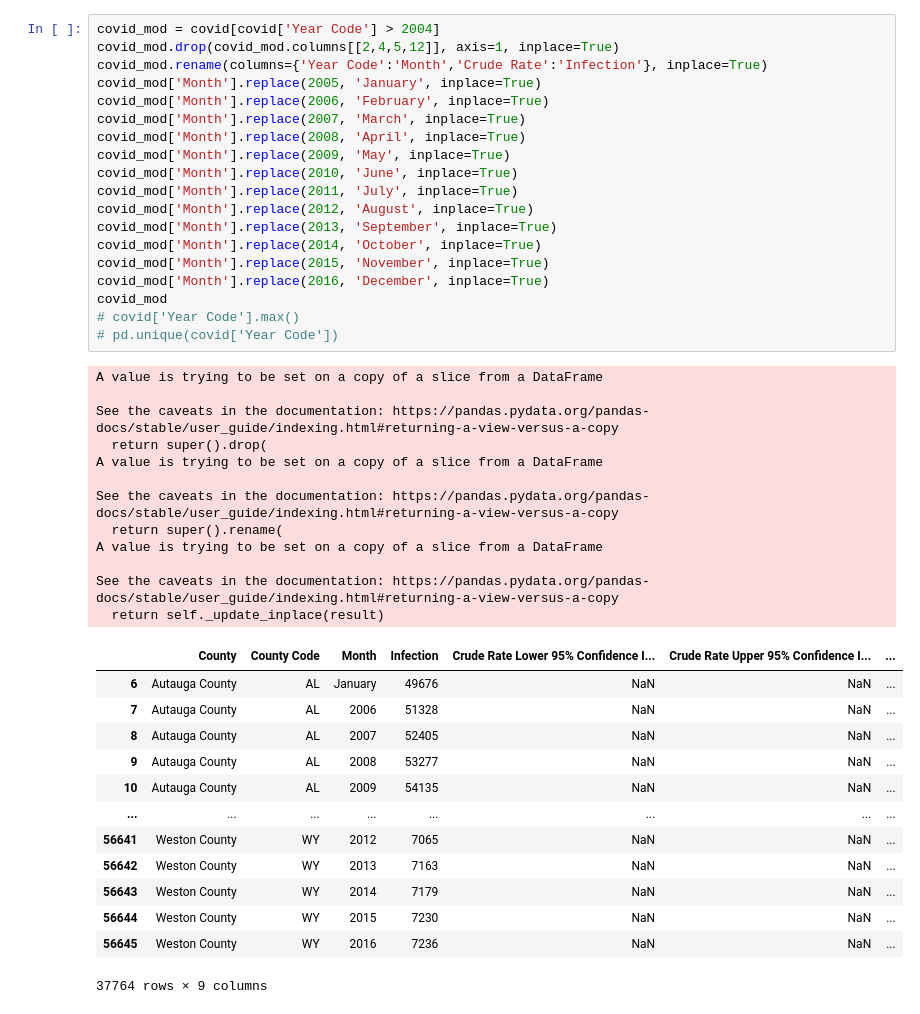
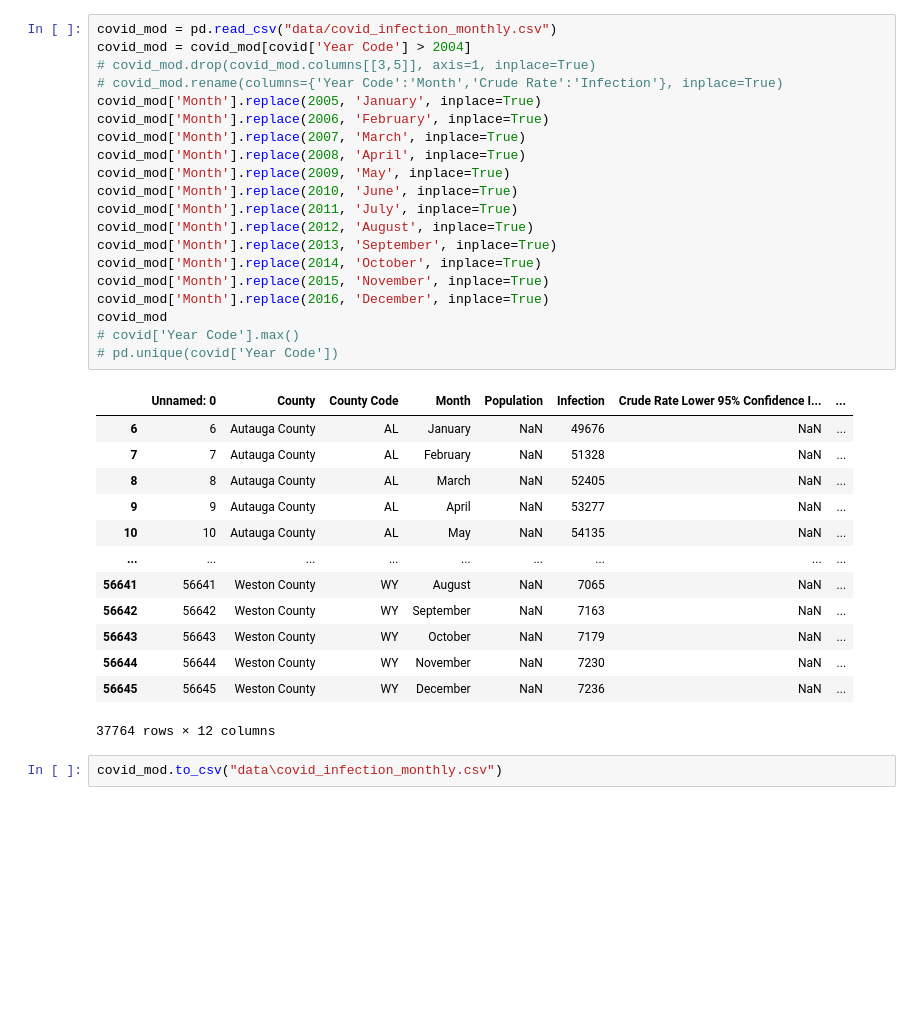
Before and after one commit to RaunakDune/vis-movement-covid-final, a Jupyter notebook: data_mod.ipynb, the cells around one changed output. Saved outputs shown, nothing was run; the diff lists cells and outputs as text; blank space fills up the shorter version.

```diff
--- a/data_mod.ipynb
+++ b/data_mod.ipynb
@@ -22,45 +29,36 @@ covid
 # %%
-covid_mod = covid[covid['Year Code'] > 2004]
-covid_mod.drop(covid_mod.columns[[2,4,5,12]], axis=1, inplace=True)
-covid_mod.rename(columns={'Year Code':'Month','Crude Rate':'Infection'}, inplace=True)
+covid_mod = pd.read_csv("data/covid_infection_monthly.csv")
+covid_mod = covid_mod[covid['Year Code'] > 2004]
+# covid_mod.drop(covid_mod.columns[[3,5]], axis=1, inplace=True)
+# covid_mod.rename(columns={'Year Code':'Month','Crude Rate':'Infection'}, inplace=True)
 covid_mod['Month'].replace(2005, 'January', inplace=True)
 covid_mod['Month'].replace(2006, 'February', inplace=True)
 covid_mod['Month'].replace(2007, 'March', inplace=True)
 covid_mod['Month'].replace(2008, 'April', inplace=True)
 covid_mod['Month'].replace(2009, 'May', inplace=True)
 covid_mod['Month'].replace(2010, 'June', inplace=True)
 covid_mod['Month'].replace(2011, 'July', inplace=True)
 covid_mod['Month'].replace(2012, 'August', inplace=True)
 covid_mod['Month'].replace(2013, 'September', inplace=True)
 covid_mod['Month'].replace(2014, 'October', inplace=True)
 covid_mod['Month'].replace(2015, 'November', inplace=True)
 covid_mod['Month'].replace(2016, 'December', inplace=True)
 covid_mod
 # covid['Year Code'].max()
 # pd.unique(covid['Year Code'])
 # %% [output]
+|  | Unnamed: 0 | County | County Code | Month | Population | Infection | Crude Rate Lower 95% Confidence I... | ... |
+| 6 | 6 | Autauga County | AL | January | NaN | 49676 | NaN | ... |
+| 7 | 7 | Autauga County | AL | February | NaN | 51328 | NaN | ... |
+| 8 | 8 | Autauga County | AL | March | NaN | 52405 | NaN | ... |
+| 9 | 9 | Autauga County | AL | April | NaN | 53277 | NaN | ... |
+| 10 | 10 | Autauga County | AL | May | NaN | 54135 | NaN | ... |
+| ... | ... | ... | ... | ... | ... | ... | ... | ... |
+| 56641 | 56641 | Weston County | WY | August | NaN | 7065 | NaN | ... |
+| 56642 | 56642 | Weston County | WY | September | NaN | 7163 | NaN | ... |
+| 56643 | 56643 | Weston County | WY | October | NaN | 7179 | NaN | ... |
+| 56644 | 56644 | Weston County | WY | November | NaN | 7230 | NaN | ... |
+| 56645 | 56645 | Weston County | WY | December | NaN | 7236 | NaN | ... |
-A value is trying to be set on a copy of a slice from a DataFrame
-
-See the caveats in the documentation: https://pandas.pydata.org/pandas-docs/stable/user_guide/indexing.html#returning-a-view-versus-a-copy
-  return super().drop(
-A value is trying to be set on a copy of a slice from a DataFrame
-
-See the caveats in the documentation: https://pandas.pydata.org/pandas-docs/stable/user_guide/indexing.html#returning-a-view-versus-a-copy
-  return super().rename(
-A value is trying to be set on a copy of a slice from a DataFrame
-
-See the caveats in the documentation: https://pandas.pydata.org/pandas-docs/stable/user_guide/indexing.html#returning-a-view-versus-a-copy
-  return self._update_inplace(result)
+37764 rows × 12 columns
-|  | County | County Code | Month | Infection | Crude Rate Lower 95% Confidence I... | Crude Rate Upper 95% Confidence I... | ... |
-| 6 | Autauga County | AL | January | 49676 | NaN | NaN | ... |
-| 7 | Autauga County | AL | 2006 | 51328 | NaN | NaN | ... |
-| 8 | Autauga County | AL | 2007 | 52405 | NaN | NaN | ... |
-| 9 | Autauga County | AL | 2008 | 53277 | NaN | NaN | ... |
-| 10 | Autauga County | AL | 2009 | 54135 | NaN | NaN | ... |
-| ... | ... | ... | ... | ... | ... | ... | ... |
-| 56641 | Weston County | WY | 2012 | 7065 | NaN | NaN | ... |
-| 56642 | Weston County | WY | 2013 | 7163 | NaN | NaN | ... |
-| 56643 | Weston County | WY | 2014 | 7179 | NaN | NaN | ... |
-| 56644 | Weston County | WY | 2015 | 7230 | NaN | NaN | ... |
-| 56645 | Weston County | WY | 2016 | 7236 | NaN | NaN | ... |
-37764 rows × 9 columns
+# %%
+covid_mod.to_csv("data\covid_infection_monthly.csv")
```
Also changed, not shown: parts of 6 cells of this notebook, 1 other file.
